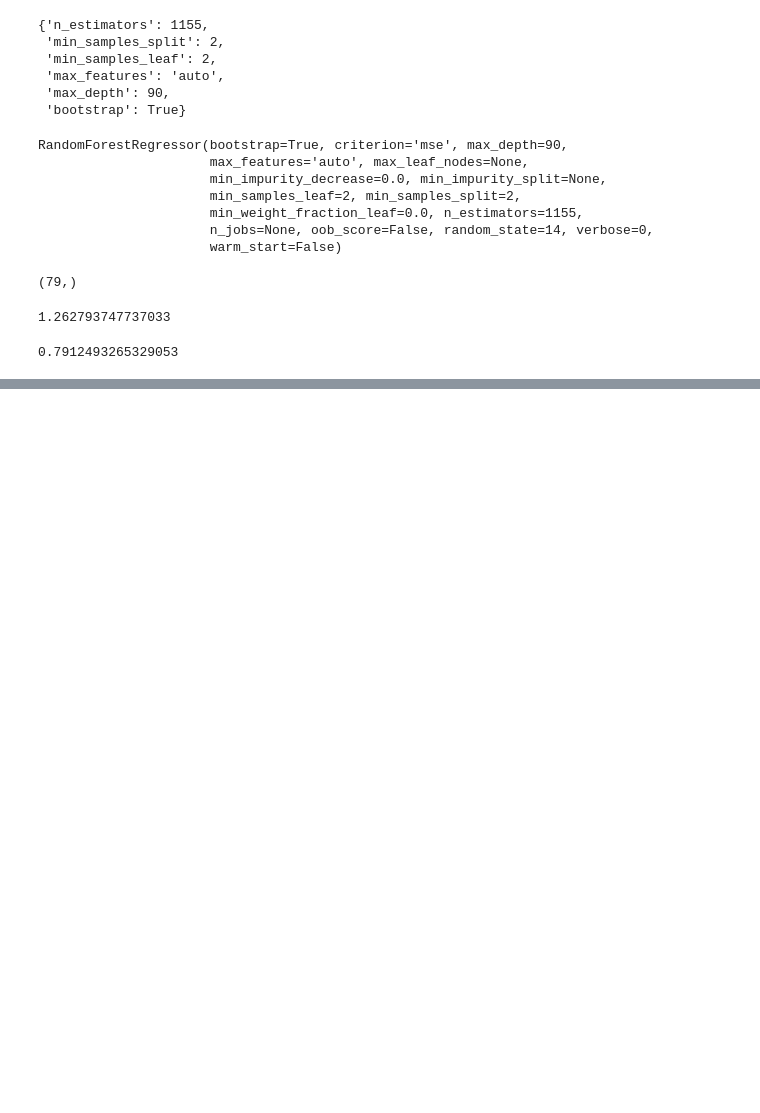
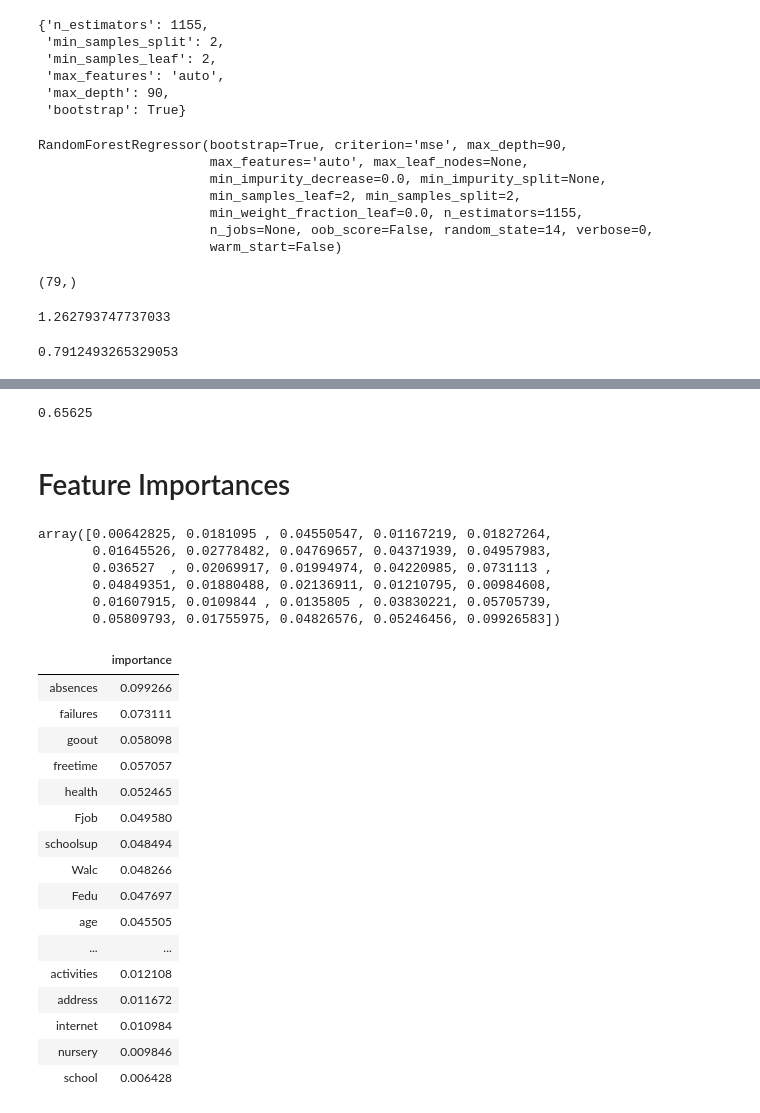
Before and after one commit to Faraaztqureshi/DS-Unit-2-Applied-Modeling, a Jupyter notebook: Unit 2 Build Week Project.ipynb, the cells around one changed output, grey strips where cells are left out. Saved outputs shown, nothing was run; the diff lists cells and outputs as text; code cells hidden in the pictures; blank space fills up the shorter version.

```diff
--- a/Unit 2 Build Week Project.ipynb
+++ b/Unit 2 Build Week Project.ipynb
@@ -474,0 +714,9 @@ r_squared_tuned
+# %%
+from sklearn.model_selection import train_test_split
+
+## first split into train and test
+X_train2, X_test2, y_train2, y_test2 = train_test_split(X2, y2, test_size=0.20, random_state=14)
+
+
+## next split train into training and validation
+X_train2, X_val2, y_train2, y_val2 = train_test_split(X_train2, y_train2, test_size=0.20, random_state=14)
@@ -474,0 +747,21 @@ r_squared_tuned
+# %%
+param_distributions = {
+    'simpleimputer__strategy': ['mean', 'median', 'most_frequent'],
+    'randomforestclassifier__n_estimators': randint(50, 500),
+    'randomforestclassifier__max_depth': [5, 10, 15, 20, 25, None],
+    'randomforestclassifier__max_features': uniform(0, 1),
+}
+
+
+search = RandomizedSearchCV(
+    pipeline,
+    param_distributions=param_distributions,
+    n_iter=100,
+    cv=5,
+    scoring=accuracy_scorer,
+    verbose=10,
+    return_train_score=True,
+    n_jobs=-1
+)
+
+search.fit(X_train2, y_train2);
@@ -474,0 +787,46 @@ r_squared_tuned
+# %%
+## get the best parameters
+pipeline = search.best_estimator_
+
+## run predictions on validation set
+y_pred2 = pipeline.predict(X_val2)
+# %%
+## check validation accuracy score
+accuracy_score(y_val2, y_pred2)
+# %% [output]
+0.65625
+# %% [markdown]
+# Feature Importances
+# %%
+pipeline.named_steps['randomforestclassifier'].feature_importances_
+# %% [output]
+array([0.00642825, 0.0181095 , 0.04550547, 0.01167219, 0.01827264,
+       0.01645526, 0.02778482, 0.04769657, 0.04371939, 0.04957983,
+       0.036527  , 0.02069917, 0.01994974, 0.04220985, 0.0731113 ,
+       0.04849351, 0.01880488, 0.02136911, 0.01210795, 0.00984608,
+       0.01607915, 0.0109844 , 0.0135805 , 0.03830221, 0.05705739,
+       0.05809793, 0.01755975, 0.04826576, 0.05246456, 0.09926583])
+# %%
+feature_importances = pd.DataFrame(pipeline.named_steps['randomforestclassifier'].feature_importances_,
+                                   index = X_train2.columns,
+                                    columns=['importance']).sort_values('importance', ascending=False)
+# %%
+feature_importances
+# %% [output]
+|  | importance |
+| absences | 0.099266 |
+| failures | 0.073111 |
+| goout | 0.058098 |
+| freetime | 0.057057 |
+| health | 0.052465 |
+| Fjob | 0.049580 |
+| schoolsup | 0.048494 |
+| Walc | 0.048266 |
+| Fedu | 0.047697 |
+| age | 0.045505 |
+| ... | ... |
+| activities | 0.012108 |
+| address | 0.011672 |
+| internet | 0.010984 |
+| nursery | 0.009846 |
+| school | 0.006428 |
```
Also changed, not shown: parts of 35 cells of this notebook.
